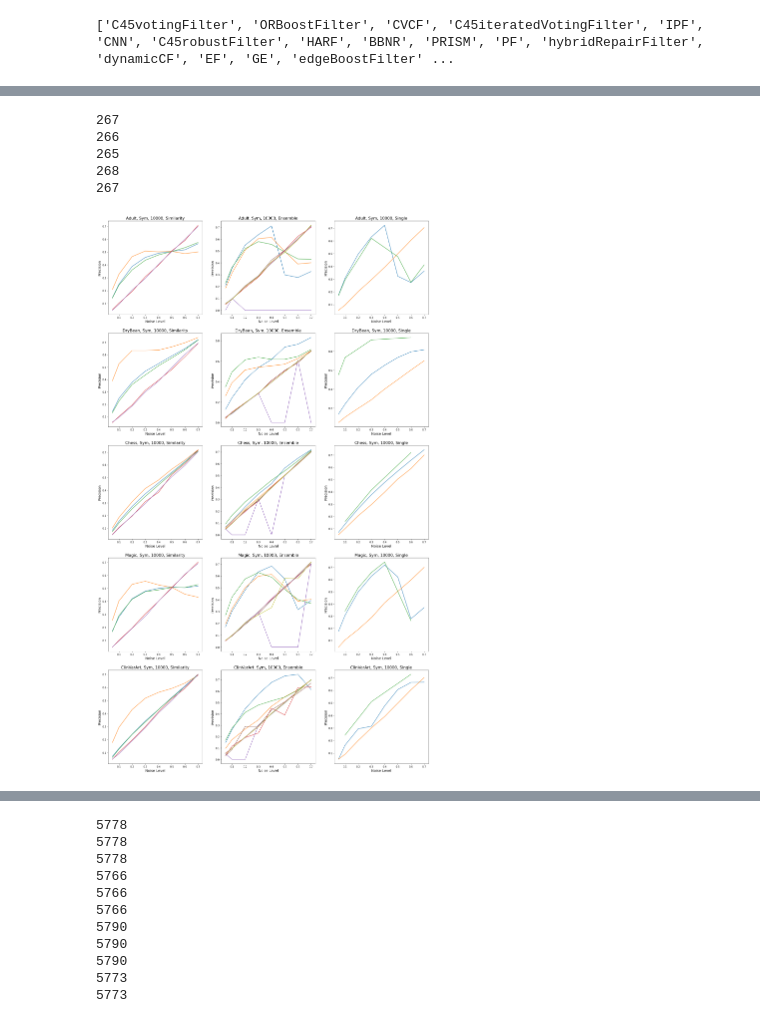
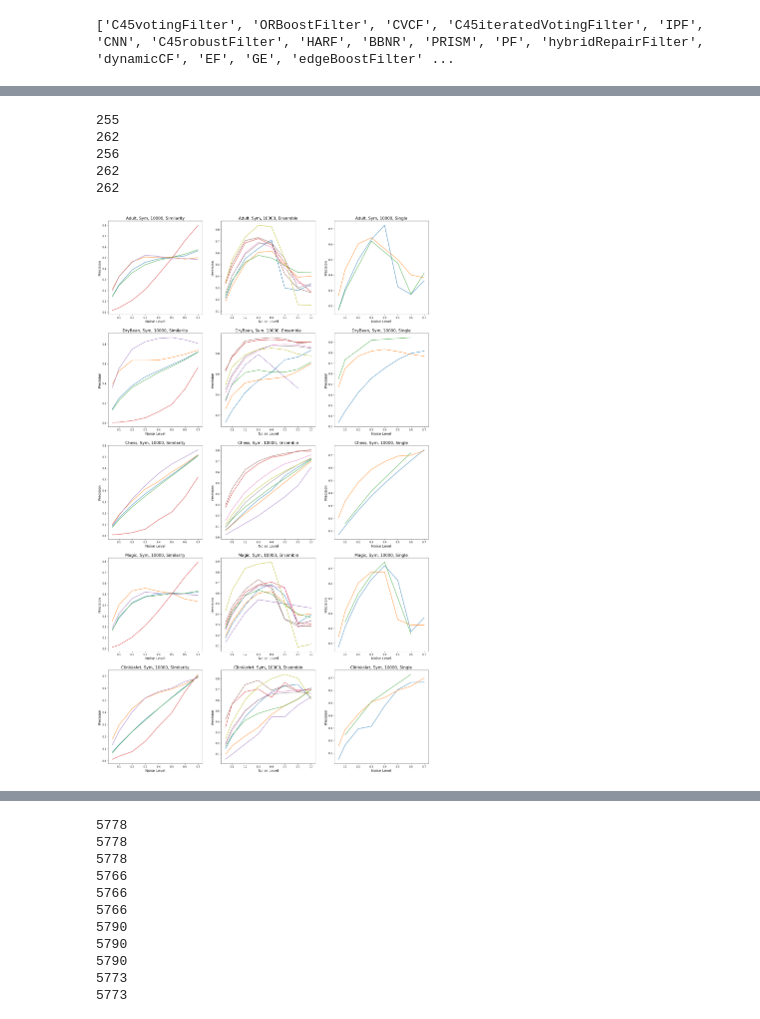
Before and after one commit to nazaretl/MisLaBenchmark, a Jupyter notebook: Notebooks/Auswertung.ipynb, the cells around one changed output, grey strips where cells are left out. Saved outputs shown, nothing was run; the diff lists cells and outputs as text; code cells hidden in the pictures.

```diff
--- a/Notebooks/Auswertung.ipynb
+++ b/Notebooks/Auswertung.ipynb
@@ -62,7 +62,7 @@ models = ["KDN", "FKDN", "RkDN", "PD", "MCS", "IH", "RFD"]
 dfs = pd.DataFrame()
 for imp in imps:
     #print(imp)
-    for name in datasets[:]:
+    for name in datasets[:1]:
 
        # print(name)
         file='output/'+name+'_'+imp+'.csv'
@@ -91,0 +157,5 @@ dfs.shape
+# %%
+ad = dfs[dfs['Model'].isin( ["KDN", "FKDN", "RkDN", "PD", "MCS", "IH", "RFD","CleanLab"])]
+ad = ad[['Index','Model', 'Dataset', 'NoiseLevel', 'NoiseType', 'DatasetSize', 'Precision', 'Recall', 'F-score']]
+
+ad
@@ -91,0 +176,26 @@ dfs.shape
+# %%
+from sklearn.metrics import precision_recall_fscore_support as score
+
+predictions = dfs
+li = []
+for i in range(len(predictions[:])):
+    #print(i,predictions.iloc[i,2])
+    N = int(predictions.loc[i,"N"])
+
+    temp = predictions.loc[i,"NoiseInd"].replace('[','').replace(']','')
+    trueNoise = pd.Series([0]*N)
+    ind = pd.Series([int(s) for s in temp.split(',')])
+    trueNoise[ind]=1
+
+
+    predictedNoise = pd.Series([0]*N)
+    temp = predictions.loc[i,"FoundNoiseInd"].replace('[','').replace(']','')
+    ind = pd.Series([int(s) for s in temp.split(',')])-1
+    ind = ind[ind>0]
+
+    predictedNoise[ind]=1
+
+    #df.loc[i,['Precision','Recall','F-score']] = score(trueNoise, predictedNoise, average = 'binary')[:3]
+    scores = score(trueNoise, predictedNoise, average = 'binary')
+    temp = predictions.loc[i,['Index','Model','Dataset','NoiseLevel','NoiseType','DatasetSize']].append(pd.Series(scores)[:3])
+    li.append(temp)
@@ -117,3 +230,5 @@ Dataset='Adult'
 NoiseType = 'Sym'
 Models = ['PD','hybridRepairFilter']
 dfs[(dfs['Dataset']==Dataset)&(dfs['NoiseType']==NoiseType)&(dfs['Model'].isin(Models))]
+# %%
+df = df.append(ad)
@@ -127,7 +252,7 @@ models = ['C45votingFilter', 'CVCF', 'C45iteratedVotingFilter', 'IPF', 'CNN',
        'TomekLinks', 'PF', 'hybridRepairFilter', 'dynamicCF', 'EF', 'DROP1',
        'GE', 'DROP3', 'DROP2', 'edgeBoostFilter', 'INFFC', 'classifSF', 'AENN',
        'consensusSF', 'RNN', 'ModeFilter', 'ENG', 'saturationFilter', 'EWF']
-
+models = df['Model'].unique()
 #models = ['PD', 'MCS', 'IH', 'RkDN', 'FKDN', 'RFD', 'KDN', 'C45votingFilter',
 #'ORBoostFilter', 'CVCF', 'C45iteratedVotingFilter', 'IPF', 'CNN', 'C45robustFilter',
 #'HARF', 'BBNR']
@@ -138,7 +263,7 @@ variable = 'NoiseLevel'
 #constant = ''
 Score = 'Precision'
 NoiseLevel = ''
-allScores = dfs
+allScores = df
 DatasetSize = 10000
 
 datasets = ["Adult","DryBean","Chess","Magic","ClinVarArt"]
@@ -158,41 +283,41 @@ for j,Dataset in enumerate(datasets[:n]):
     #fig, axs = plt.subplots(1,3,figsize=(16,4))
 
     for noiseType in NoiseTypes:
         for i,group in enumerate(groups):
             #print(i)
             models = mod[mod['Group']==group]['Abbreviation']
                 #plt.figure(figsize=(8,5))
             for model in models[:]:
 
                 table = scores[scores['Model'] == model]
                 table = table[table['NoiseType'] == noiseType]
 
                 if len(table) > 0:
                     table = table.sort_values([variable])
                     table = pd.DataFrame(table.groupby('Index').mean())
                 axs[j,i].plot(table[variable],table[Score].astype(float),  label = model)
               #  plt.plot(table[variable],table[Score].astype(float),  label = model)
              #   plt.legend()
              #   plt.legend(loc='center left', bbox_to_anchor=(1, 0.5))
 
                 axs[j,i].set_title("{}, {}, {}, {}".format(Dataset,noiseType,str(DatasetSize), group), fontsize = 16 )
             #  plt.title("Dataset: {}, noise type: {}, group: {}".format(Dataset,noiseType,\
             #                                      group), fontsize = 16 )
                 axs[j,i].set_xlabel('Noise Level',fontsize = 14 )
 
 
                 axs[j,i].set_ylabel(Score,fontsize = 14 )
                 #plt.savefig('figures/'+Dataset+Score+noiseType+'.png',transparent=True)
-        plt.savefig('figures/test.png',transparent=False,bbox_inches = 'tight'
+      #  plt.savefig('figures/test.png',transparent=False,bbox_inches = 'tight'
                   #  ,pad_inches = 0
-                   )
+                 #  )
 # %% [output]
-267
-266
-265
-268
-267
+255
+262
+256
+262
+262
-[figure, old version]
+[figure, new version]
 # %%
 ## Performance wrt noise type and noise level
 variable = 'NoiseLevel'
```
Also changed, not shown: parts of 8 cells of this notebook, 56 other files.
